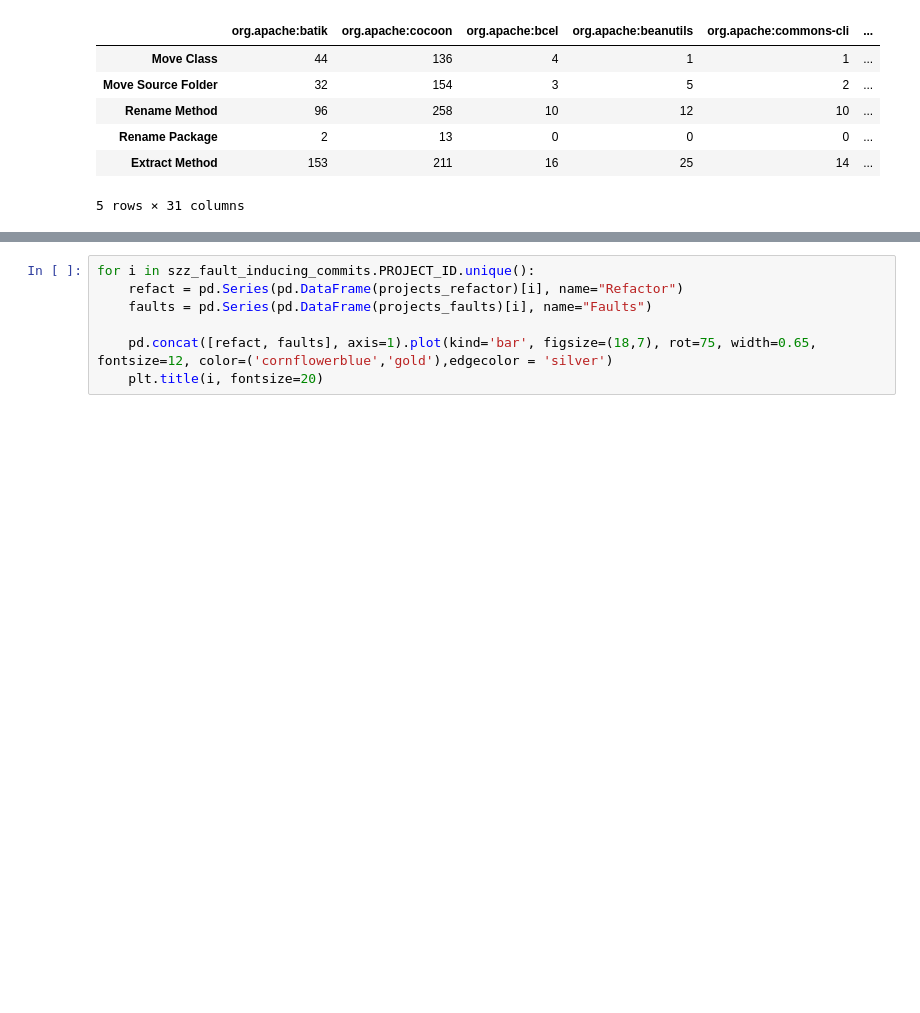
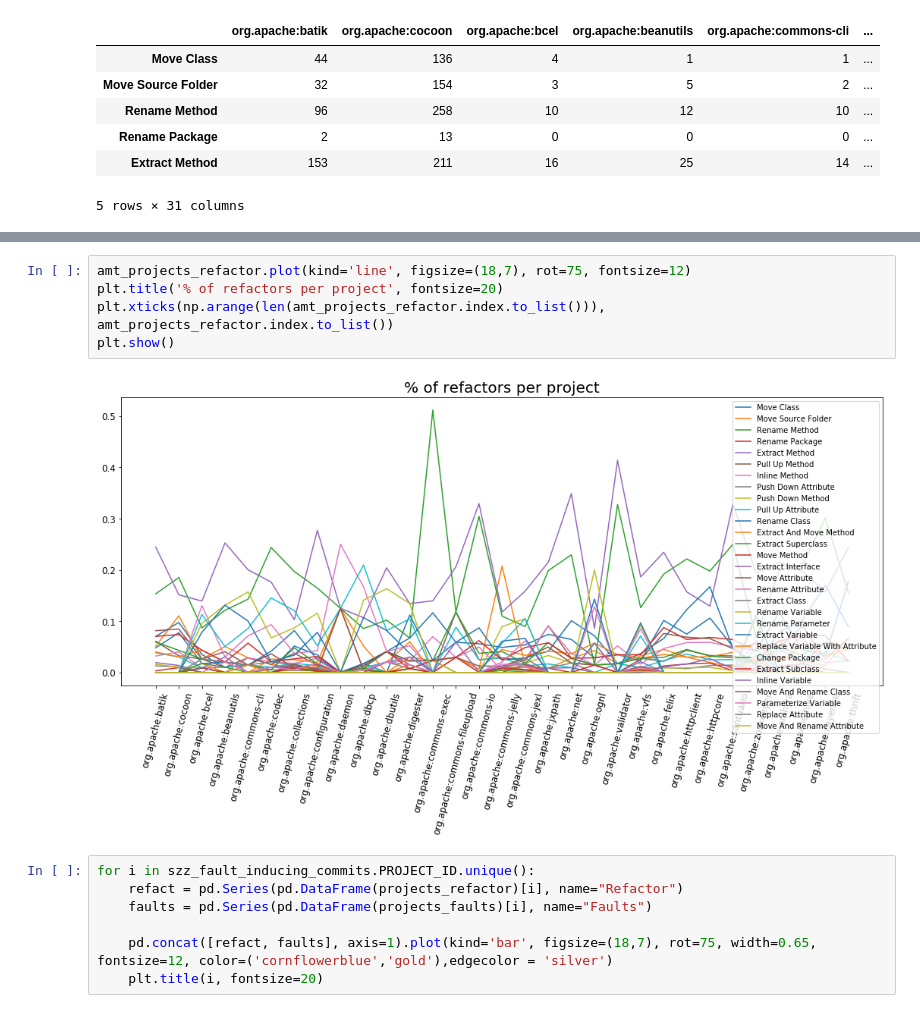
Before and after one commit to danigoju/Technical-Debt-DLMP, a Jupyter notebook: notebooks/refactoring_test.ipynb, the cells around one changed output, grey strips where cells are left out. Drawn from its saved outputs; the diff is of its cells as text; blank space fills up the shorter version.

```diff
--- a/notebooks/refactoring_test.ipynb
+++ b/notebooks/refactoring_test.ipynb
@@ -231,3 +244,10 @@ pd.DataFrame(projects_refactor).head()
+# %%
+amt_projects_refactor.plot(kind='line', figsize=(18,7), rot=75, fontsize=12)
+plt.title('% of refactors per project', fontsize=20)
+plt.xticks(np.arange(len(amt_projects_refactor.index.to_list())), amt_projects_refactor.index.to_list())
+plt.show()
+# %% [output]
+[figure, added]
 # %%
 for i in szz_fault_inducing_commits.PROJECT_ID.unique():
     refact = pd.Series(pd.DataFrame(projects_refactor)[i], name="Refactor")
```
Also changed, not shown: parts of 2 cells of this notebook.
